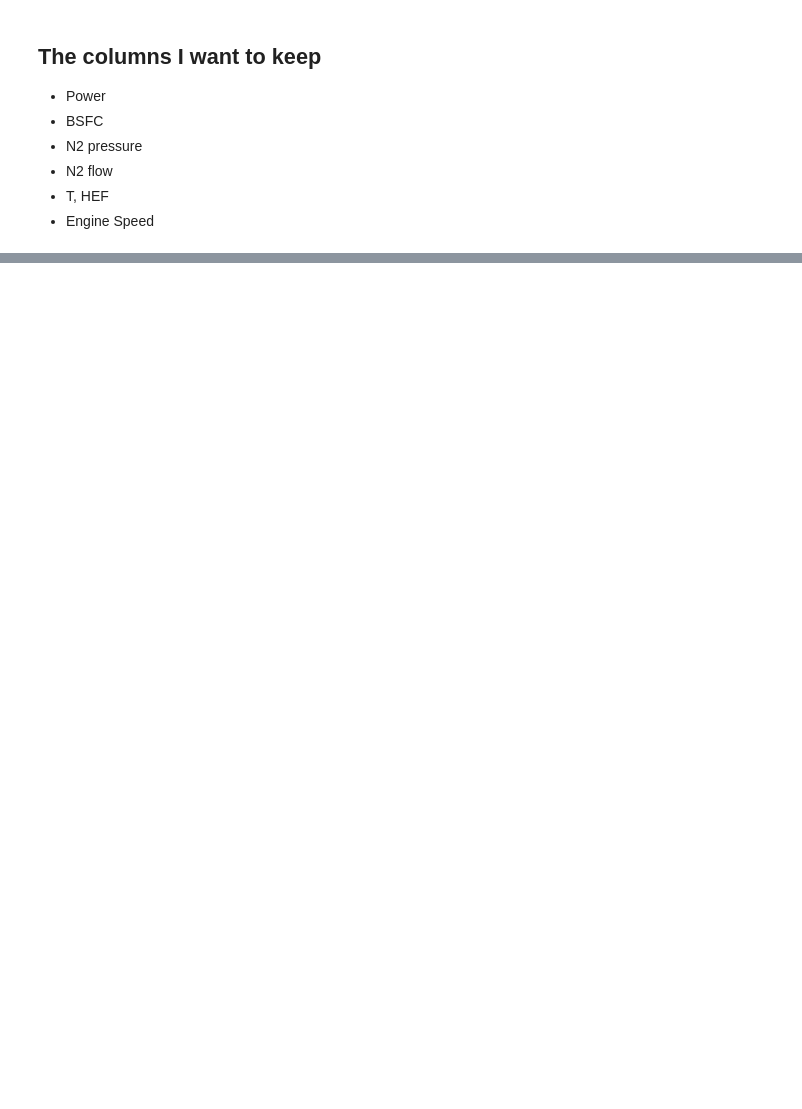
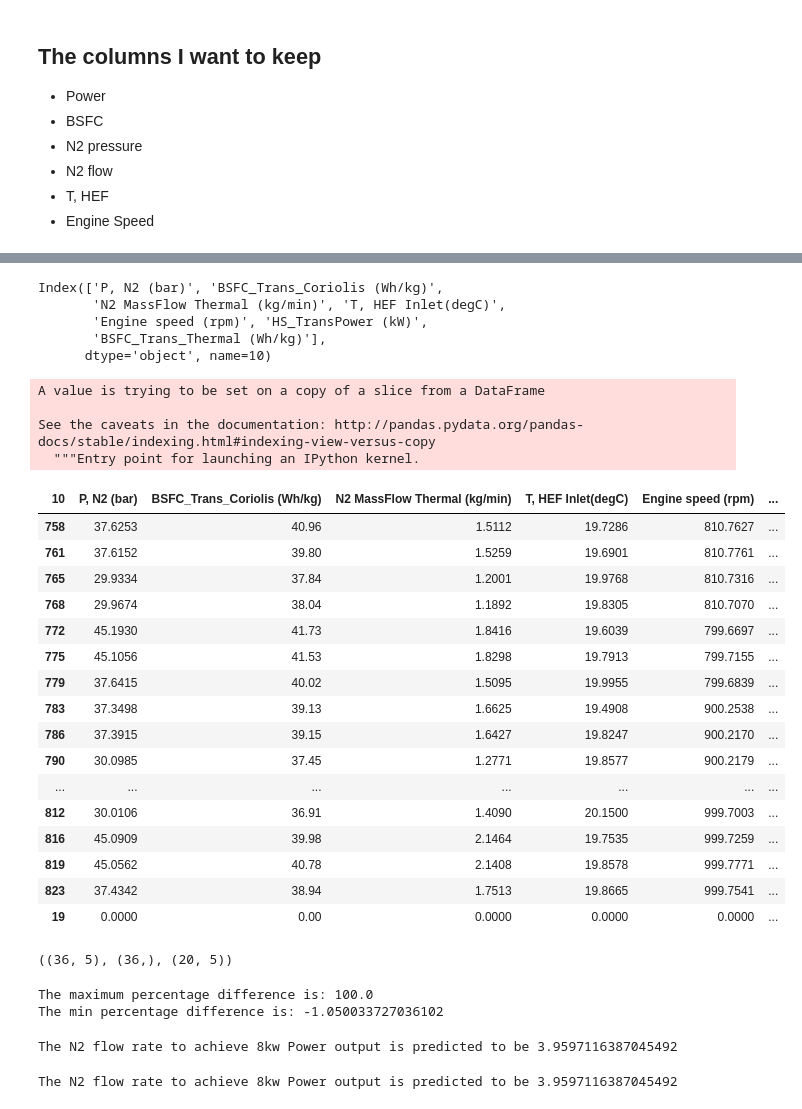
Before and after one commit to jansantora/PredictionModels, a Jupyter notebook: N2FlowPrediction_V2.ipynb, the cells around one changed output, grey strips where cells are left out. Saved outputs shown, nothing was run; the diff lists cells and outputs as text; code cells hidden in the pictures; blank space fills up the shorter version.

```diff
--- a/N2FlowPrediction_V2.ipynb
+++ b/N2FlowPrediction_V2.ipynb
@@ -87,3 +251,3 @@ df.columns
 # %%
-df_filtered = df.filter(['P, N2 (bar)', 'BSFC_Trans_Coriolis (Wh/kg)','N2 MassFlow Coriolis (kg/min)','T, HEF Inlet(degC)','Engine speed (rpm)','HS_TransPower (kW)'], axis =1)
+df_filtered = df.filter(['P, N2 (bar)', 'BSFC_Trans_Coriolis (Wh/kg)','N2 MassFlow Thermal (kg/min)','T, HEF Inlet(degC)','Engine speed (rpm)','HS_TransPower (kW)','BSFC_Trans_Thermal (Wh/kg)'], axis =1)
 df_filtered.head()
@@ -102,22 +286,52 @@ test_df = df_filtered.iloc[test]
 train_df =df_filtered.iloc[train]
 # %%
 train_df.columns
+# %% [output]
+Index(['P, N2 (bar)', 'BSFC_Trans_Coriolis (Wh/kg)',
+       'N2 MassFlow Thermal (kg/min)', 'T, HEF Inlet(degC)',
+       'Engine speed (rpm)', 'HS_TransPower (kW)',
+       'BSFC_Trans_Thermal (Wh/kg)'],
+      dtype='object', name=10)
 # %%
-test_df.loc[len(test_df)] = [0 ,0,0,0,0,8]
+test_df.loc[len(test_df)] = [0,0,0,0,0,8,0]
 test_df
+# %% [output]
+A value is trying to be set on a copy of a slice from a DataFrame
+
+See the caveats in the documentation: http://pandas.pydata.org/pandas-docs/stable/indexing.html#indexing-view-versus-copy
+  """Entry point for launching an IPython kernel.
+| 10 | P, N2 (bar) | BSFC_Trans_Coriolis (Wh/kg) | N2 MassFlow Thermal (kg/min) | T, HEF Inlet(degC) | Engine speed (rpm) | ... |
+| 758 | 37.6253 | 40.96 | 1.5112 | 19.7286 | 810.7627 | ... |
+| 761 | 37.6152 | 39.80 | 1.5259 | 19.6901 | 810.7761 | ... |
+| 765 | 29.9334 | 37.84 | 1.2001 | 19.9768 | 810.7316 | ... |
+| 768 | 29.9674 | 38.04 | 1.1892 | 19.8305 | 810.7070 | ... |
+| 772 | 45.1930 | 41.73 | 1.8416 | 19.6039 | 799.6697 | ... |
+| 775 | 45.1056 | 41.53 | 1.8298 | 19.7913 | 799.7155 | ... |
+| 779 | 37.6415 | 40.02 | 1.5095 | 19.9955 | 799.6839 | ... |
+| 783 | 37.3498 | 39.13 | 1.6625 | 19.4908 | 900.2538 | ... |
+| 786 | 37.3915 | 39.15 | 1.6427 | 19.8247 | 900.2170 | ... |
+| 790 | 30.0985 | 37.45 | 1.2771 | 19.8577 | 900.2179 | ... |
+| ... | ... | ... | ... | ... | ... | ... |
+| 812 | 30.0106 | 36.91 | 1.4090 | 20.1500 | 999.7003 | ... |
+| 816 | 45.0909 | 39.98 | 2.1464 | 19.7535 | 999.7259 | ... |
+| 819 | 45.0562 | 40.78 | 2.1408 | 19.8578 | 999.7771 | ... |
+| 823 | 37.4342 | 38.94 | 1.7513 | 19.8665 | 999.7541 | ... |
+| 19 | 0.0000 | 0.00 | 0.0000 | 0.0000 | 0.0000 | ... |
 # %%
 from sklearn.linear_model import LinearRegression
 
-x_train = train_df.drop(["N2 MassFlow Coriolis (kg/min)", "BSFC_Trans_Coriolis (Wh/kg)"], axis =1)
-y_train = train_df["N2 MassFlow Coriolis (kg/min)"]
-x_test = test_df.drop(["N2 MassFlow Coriolis (kg/min)", "BSFC_Trans_Coriolis (Wh/kg)"], axis=1)
+x_train = train_df.drop(["N2 MassFlow Thermal (kg/min)", "BSFC_Trans_Coriolis (Wh/kg)"], axis =1)
+y_train = train_df["N2 MassFlow Thermal (kg/min)"]
+x_test = test_df.drop(["N2 MassFlow Thermal (kg/min)", "BSFC_Trans_Coriolis (Wh/kg)"], axis=1)
 x_train.shape, y_train.shape, x_test.shape
+# %% [output]
+((36, 5), (36,), (20, 5))
 # %%
 lr = LinearRegression()
 lr.fit(x_train, y_train)
 Y_pred = lr.predict(x_test)
 
-difference = 100*(((Y_pred)-test_df["N2 MassFlow Coriolis (kg/min)"])/(Y_pred))
+difference = 100*(((Y_pred)-test_df["N2 MassFlow Thermal (kg/min)"])/(Y_pred))
 
 predicted_power = pd.DataFrame({
         "HEF Temp. [°C]": test_df["T, HEF Inlet(degC)"],
@@ -125,20 +339,27 @@ predicted_power = pd.DataFrame({
         "N2 Pressure [barg]": test_df["P, N2 (bar)"],
         #"BSFC [Wh/kg]": test_df["BSFC_Trans_Coriolis (Wh/kg)"],
         "Break Power [W]":test_df["HS_TransPower (kW)"],
-        "N2 MassFlow Coriolis (kg/min)": test_df["N2 MassFlow Coriolis (kg/min)"],
-        "N2 MassFlow Coriolis (kg/min)_predicted":Y_pred,
+        "N2 MassFlow Thermal (kg/min)": test_df["N2 MassFlow Thermal (kg/min)"],
+        "N2 MassFlow Thermal (kg/min)_predicted":Y_pred,
         "Difference": difference
     })
 
-#predicted_power.to_csv('LinearRegression.csv', index=False)
-#print("The maximum percentage difference is:", difference.max())
-#print ("The min percentage difference is:", difference.min())
-#predicted_power.to_csv('N2FlowPredicted.csv')
+predicted_power.to_csv('LinearRegression.csv', index=False)
+print("The maximum percentage difference is:", difference.max())
+print ("The min percentage difference is:", difference.min())
+predicted_power.to_csv('N2FlowPredicted.csv')
+# %% [output]
+The maximum percentage difference is: 100.0
+The min percentage difference is: -1.050033727036102
 # %%
 class style:
     BOLD = '\033[1m'
     END = '\033[0m'
 # %%
-print (style.BOLD + "The N2 flow rate to achieve 8kw Power output is predicted to be"+ style.END, predicted_power["N2 MassFlow Coriolis (kg/min)_predicted"].max() )
+print (style.BOLD + "The N2 flow rate to achieve 8kw Power output is predicted to be"+ style.END, predicted_power["N2 MassFlow Thermal (kg/min)_predicted"].max())
+# %% [output]
+The N2 flow rate to achieve 8kw Power output is predicted to be 3.9597116387045492
 # %%
-print ("The N2 flow rate to achieve 8kw Power output is predicted to be", predicted_power["N2 MassFlow Coriolis (kg/min)_predicted"].max())
+print ("The N2 flow rate to achieve 8kw Power output is predicted to be", predicted_power["N2 MassFlow Thermal (kg/min)_predicted"].max())
+# %% [output]
+The N2 flow rate to achieve 8kw Power output is predicted to be 3.9597116387045492
```
Also changed, not shown: parts of 18 cells of this notebook.
